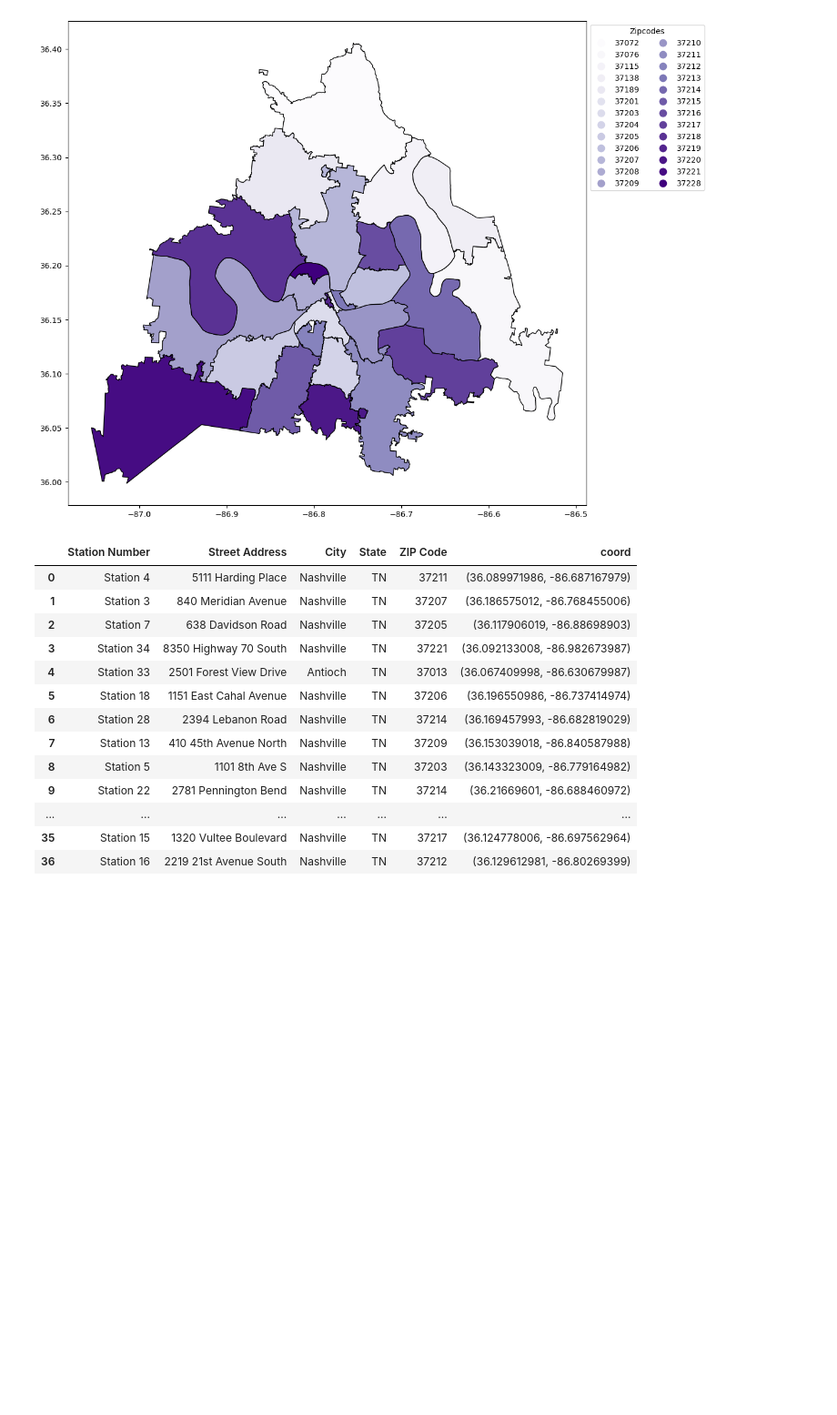
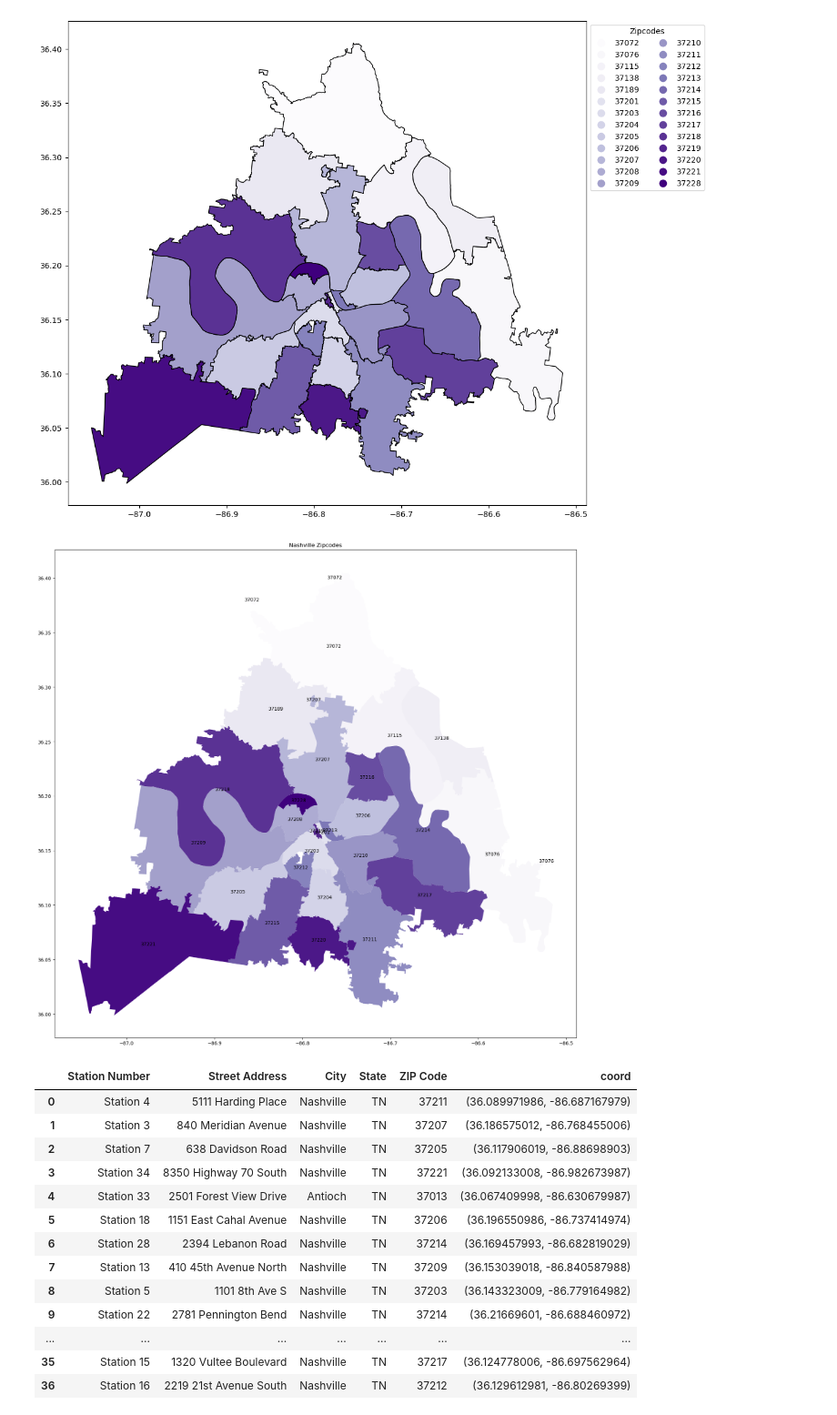
Before and after one commit to Luna-Agora/caps, a Jupyter notebook: notebooks/davidson_geo_folium.ipynb, the cells around one changed output. Shown at 91% size. Saved outputs shown, nothing was run; the diff lists cells and outputs as text; code cells hidden in the pictures; blank space fills up the shorter version.

```diff
--- a/notebooks/davidson_geo_folium.ipynb
+++ b/notebooks/davidson_geo_folium.ipynb
@@ -158,6 +159,18 @@ project.plot(column = 'zip', figsize=(12, 12),
 plt.show();
 # %% [output]
 [figure]
+# %%
+fig, ax = plt.subplots(figsize = (20,20))
+project.plot(ax = ax, column = 'zip', cmap = 'Purples')
+
+for index, row in project.iterrows():
+    plt.annotate(text=row['zip'],
+                 xy=(row['geometry'].centroid.x, row['geometry'].centroid.y),
+                 horizontalalignment='center')
+plt.savefig('zips_purple.png')
+plt.title('Nashville Zipcodes');
+# %% [output]
+[figure, added]
 # %%
 fireclean = pd.read_csv('fire_clean.csv')
 fireclean
```
Also changed, not shown: parts of 6 cells of this notebook, 13 other files.
